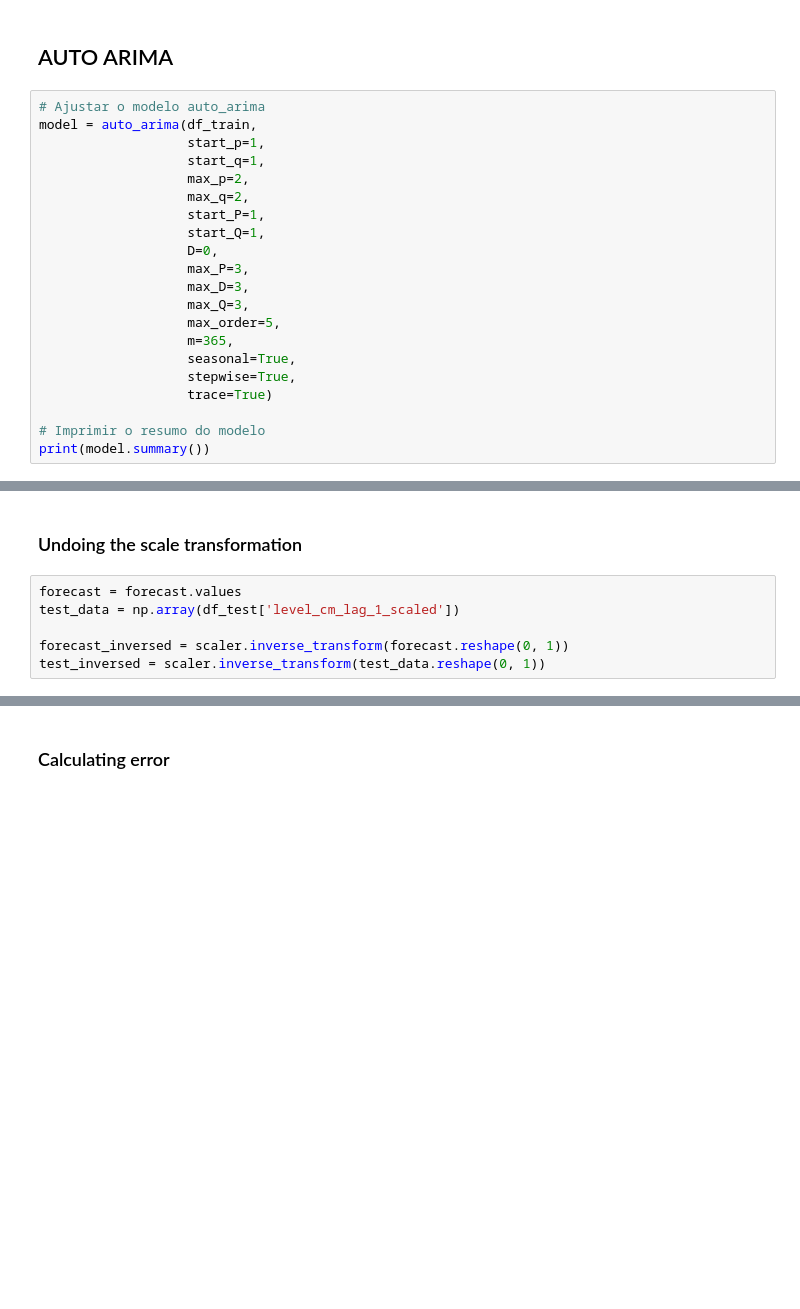
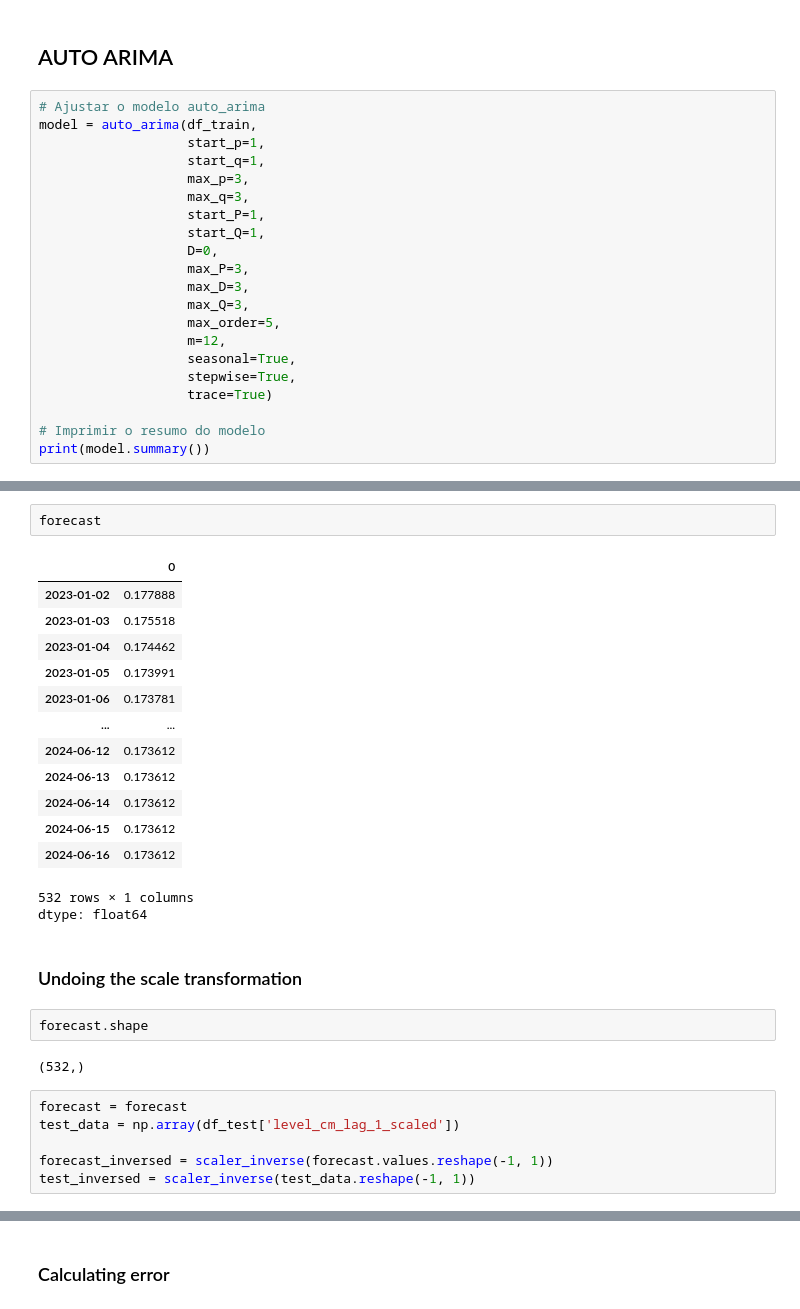
Before and after one commit to ThierrryScotto/cais_maua, a Jupyter notebook: up_to_date_cais_maua_time_series.ipynb, the cells around one changed output, grey strips where cells are left out. Drawn from its saved outputs; the diff is of its cells as text; blank space fills up the shorter version.

```diff
--- a/up_to_date_cais_maua_time_series.ipynb
+++ b/up_to_date_cais_maua_time_series.ipynb
@@ -584,8 +601,8 @@ df_test
 model = auto_arima(df_train,
                    start_p=1,
                    start_q=1,
-                   max_p=2,
-                   max_q=2,
+                   max_p=3,
+                   max_q=3,
                    start_P=1,
                    start_Q=1,
                    D=0,
@@ -593,7 +610,7 @@ model = auto_arima(df_train,
                    max_D=3,
                    max_Q=3,
                    max_order=5,
-                   m=365,
+                   m=12,
                    seasonal=True,
                    stepwise=True,
                    trace=True)
@@ -623,11 +691,32 @@ plt.title("Forecast using ARIMA - Test")
+# %%
+forecast
+# %% [output]
+|  | 0 |
+| 2023-01-02 | 0.177888 |
+| 2023-01-03 | 0.175518 |
+| 2023-01-04 | 0.174462 |
+| 2023-01-05 | 0.173991 |
+| 2023-01-06 | 0.173781 |
+| ... | ... |
+| 2024-06-12 | 0.173612 |
+| 2024-06-13 | 0.173612 |
+| 2024-06-14 | 0.173612 |
+| 2024-06-15 | 0.173612 |
+| 2024-06-16 | 0.173612 |
+532 rows × 1 columns
+dtype: float64
 # %% [markdown]
 ### Undoing the scale transformation
+# %%
+forecast.shape
+# %% [output]
+(532,)
 # %%
-forecast = forecast.values
+forecast = forecast
 test_data = np.array(df_test['level_cm_lag_1_scaled'])
 
-forecast_inversed = scaler.inverse_transform(forecast.reshape(0, 1))
-test_inversed = scaler.inverse_transform(test_data.reshape(0, 1))
+forecast_inversed = scaler_inverse(forecast.values.reshape(-1, 1))
+test_inversed = scaler_inverse(test_data.reshape(-1, 1))
 # %%
 plt.figure(figsize=(19, 4))
 plt.plot(df_test.index, test_inversed)
```
Also changed, not shown: parts of 10 cells of this notebook.
